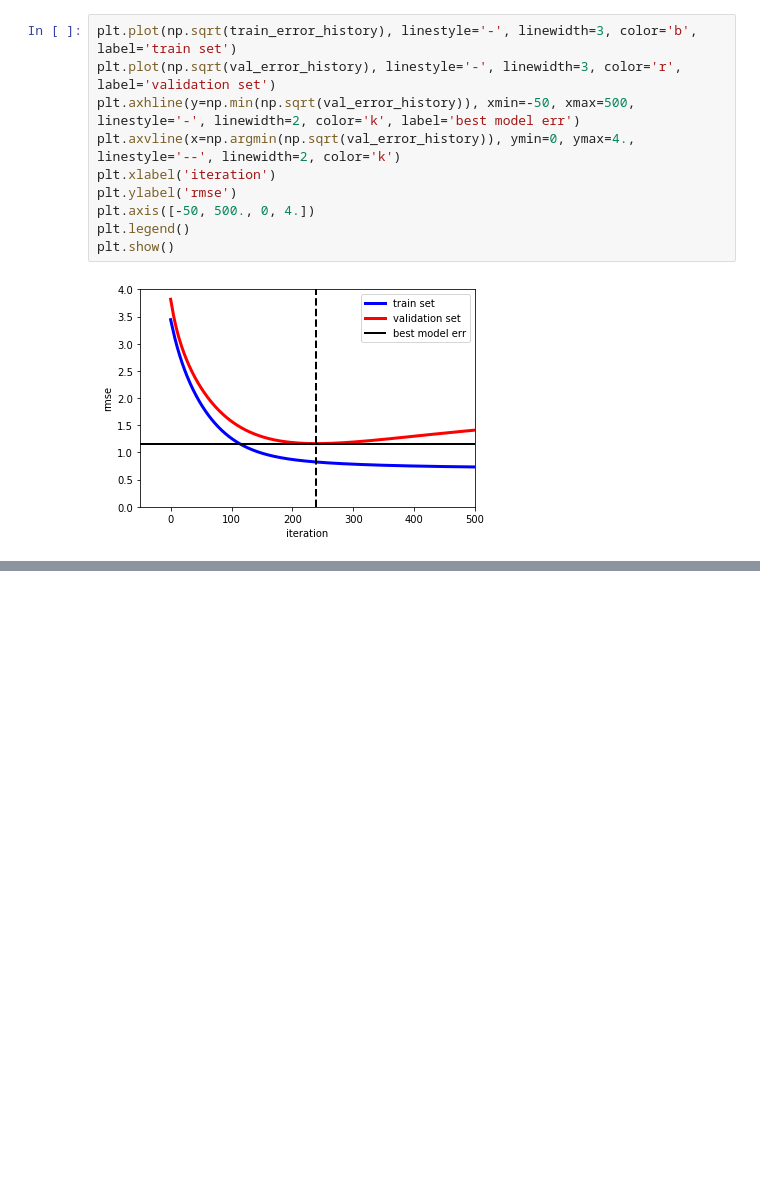
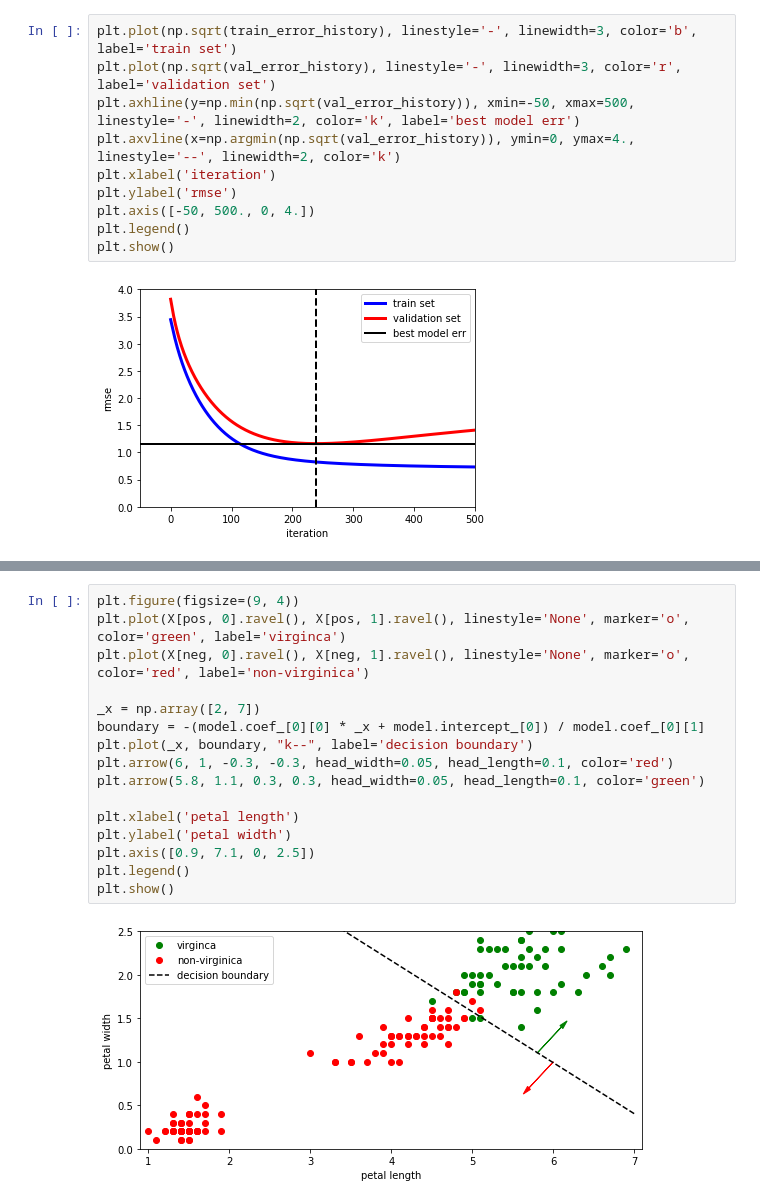
Before and after one commit to akapet00/learning, a Jupyter notebook: learning.ipynb, the cells around one changed output, grey strips where cells are left out. Saved outputs shown, nothing was run; the diff lists cells and outputs as text; blank space fills up the shorter version.

```diff
--- a/learning.ipynb
+++ b/learning.ipynb
@@ -719,0 +857,18 @@ plt.show()
+# %%
+plt.figure(figsize=(9, 4))
+plt.plot(X[pos, 0].ravel(), X[pos, 1].ravel(), linestyle='None', marker='o', color='green', label='virginca')
+plt.plot(X[neg, 0].ravel(), X[neg, 1].ravel(), linestyle='None', marker='o', color='red', label='non-virginica')
+
+_x = np.array([2, 7])
+boundary = -(model.coef_[0][0] * _x + model.intercept_[0]) / model.coef_[0][1]
+plt.plot(_x, boundary, "k--", label='decision boundary')
+plt.arrow(6, 1, -0.3, -0.3, head_width=0.05, head_length=0.1, color='red')
+plt.arrow(5.8, 1.1, 0.3, 0.3, head_width=0.05, head_length=0.1, color='green')
+
+plt.xlabel('petal length')
+plt.ylabel('petal width')
+plt.axis([0.9, 7.1, 0, 2.5])
+plt.legend()
+plt.show()
+# %% [output]
+[figure, added]
```
Also changed, not shown: parts of 21 cells of this notebook.
